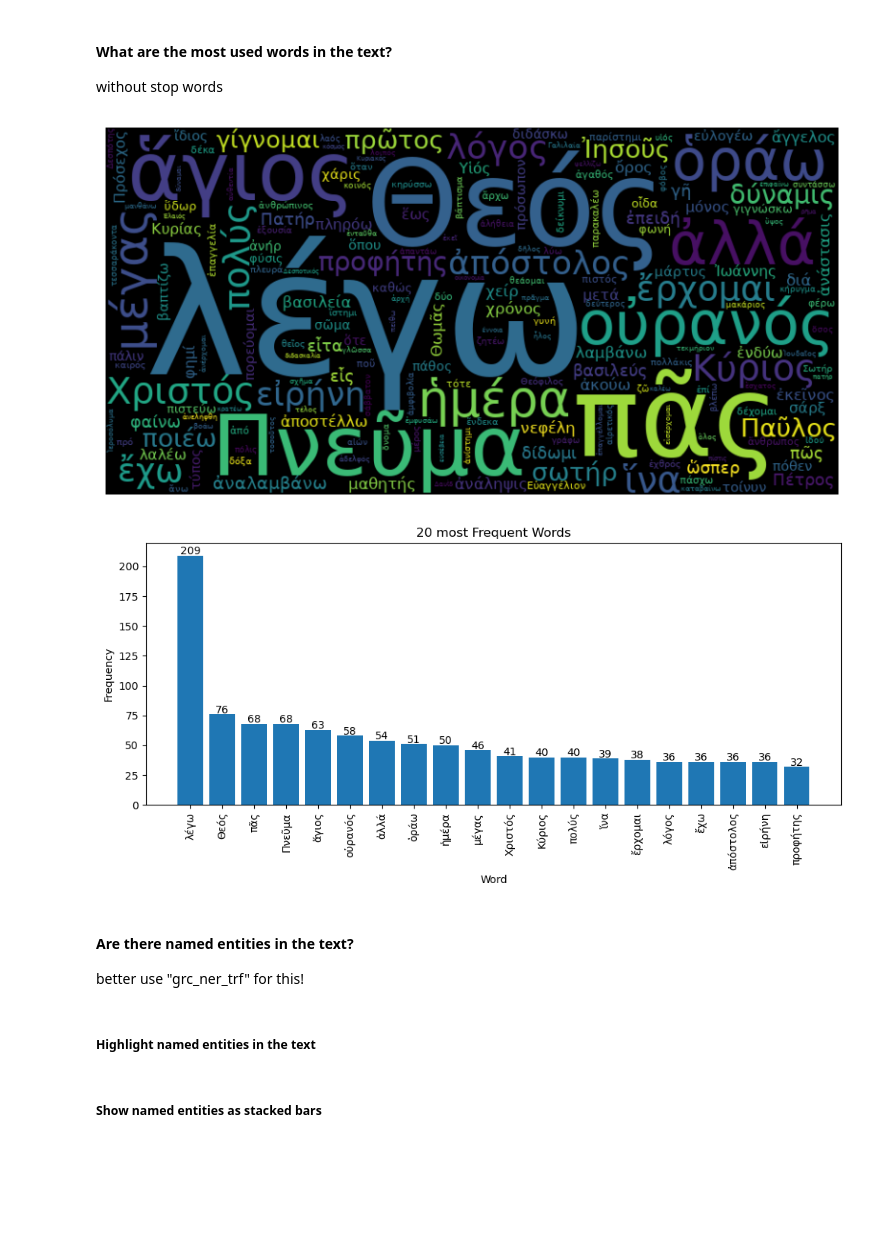
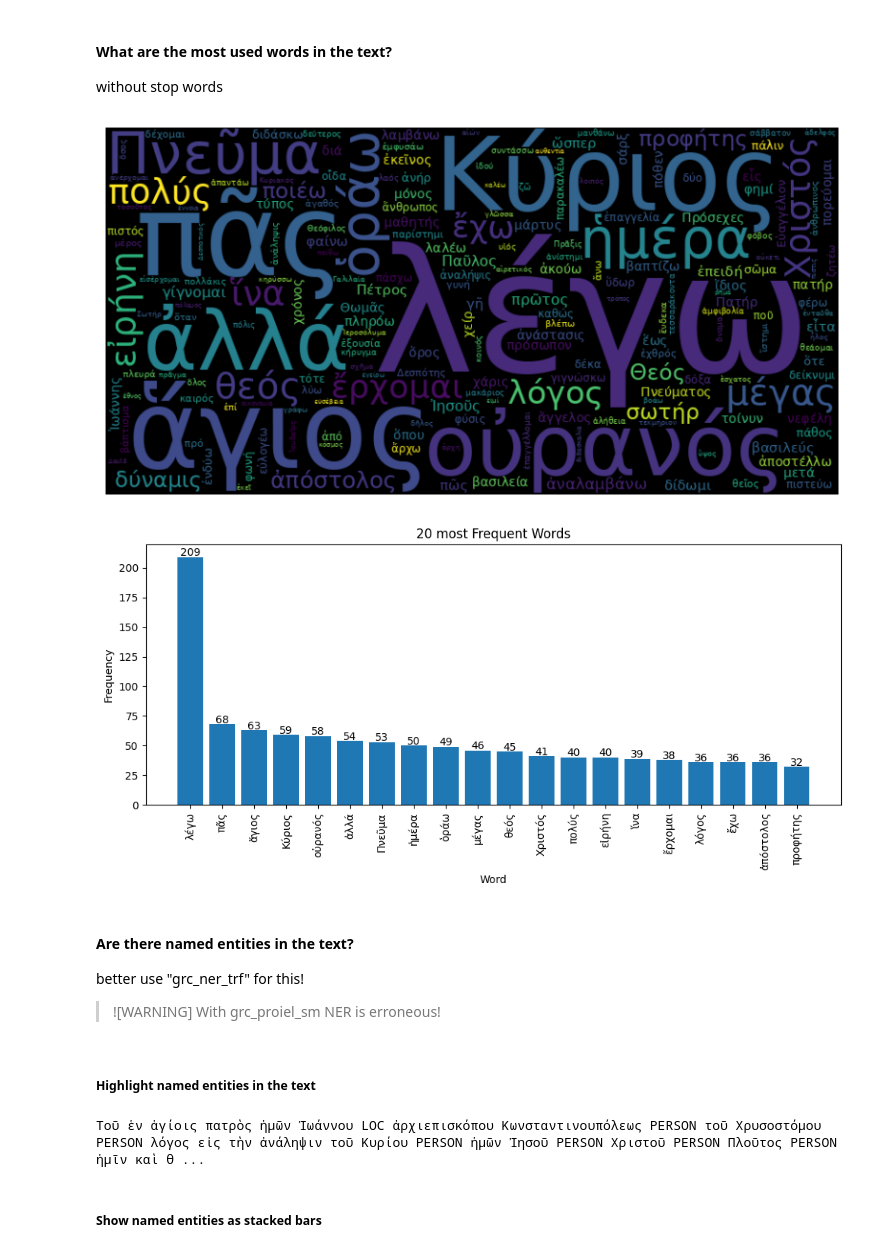
Before and after one commit to PatristicTextArchive/analyse_data, a Jupyter notebook: pta_nlp_spacy.ipynb, the cells around one changed output. Drawn from its saved outputs; the diff is of its cells as text; code cells hidden in the pictures; blank space fills up the shorter version.

```diff
--- a/pta_nlp_spacy.ipynb
+++ b/pta_nlp_spacy.ipynb
@@ -20,7 +46,7 @@ from collections import defaultdict
 
 (This was generated with another script and exported to a CSV file.)
 # %%
-df = pd.read_csv('data/severian_plaintext.csv')
+df = pd.read_csv('/content/analyse_data/data/severian_plaintext.csv')
 # %%
 df
 # %% [output]
@@ -63,7 +126,7 @@ for dictionary in dictentry["data"][0]["descriptions"]:
 
 For better results use "grc_proiel_lg" or "grc_proiel_trf" (no named entities recognized)/"grc_ner_trf" (named entities recognizer)
 # %%
-nlp = spacy.load("grc_proiel_lg")
+nlp = spacy.load("grc_proiel_sm")
 # %%
 doc = nlp(selected_data)
 # %%
@@ -120,18 +177,18 @@ without stop words
 # %%
 words = [token.lemma_
         for token in doc
         if not token.is_stop and not token.is_punct]
 
 word_counts = Counter(words)
 
-wordcloud = WordCloud(width=800, height=400, font_path='data/DejaVuSans.ttf').generate_from_frequencies(dict(word_counts))
+wordcloud = WordCloud(width=800, height=400, font_path='/content/analyse_data/data/DejaVuSans.ttf').generate_from_frequencies(dict(word_counts))
 
 plt.figure(figsize=(10, 5))
 plt.imshow(wordcloud, interpolation='bilinear')
 plt.axis('off')
 plt.show()
 # %% [output]
-[figure, old version]
+[figure, new version]
 # %%
 most_frequent_words = word_counts.most_common(20)
 words, frequencies = zip(*most_frequent_words)
@@ -151,15 +208,20 @@ for i, freq in enumerate(frequencies):
 plt.tight_layout()
 plt.show()
 # %% [output]
-[figure, old version]
+[figure, new version]
 # %% [markdown]
 #### Are there named entities in the text?
 
 better use "grc_ner_trf" for this!
+
+> ![WARNING]
+> With grc_proiel_sm NER is erroneous!
 # %% [markdown]
 ##### Highlight named entities in the text
 # %%
 displacy.render(doc, style = "ent")
+# %% [output]
+Τοῦ ἑν ἁγίοις πατρὸς ἡμῶν Ἰωάννου LOC ἀρχιεπισκόπου Κωνσταντινουπόλεως PERSON τοῦ Χρυσοστόμου PERSON λόγος εἰς τὴν ἀνάληψιν τοῦ Κυρίου PERSON ἡμῶν Ἰησοῦ PERSON Χριστοῦ PERSON Πλοῦτος PERSON ἡμῖν καὶ θ ...
 # %% [markdown]
 ##### Show named entities as stacked bars
 # %%
```
Also changed, not shown: parts of 13 cells of this notebook, 6 other files.
